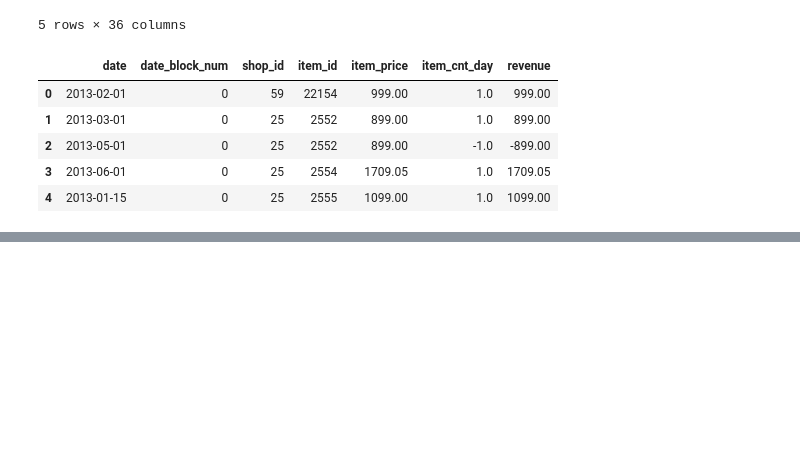
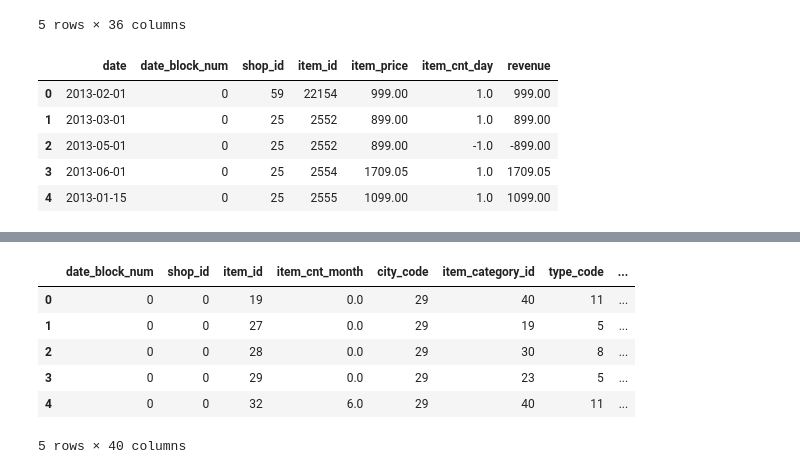
Before and after one commit to ShinsakuOkazaki/pred-future-sales, a Jupyter notebook: notebooks/lag_feature_gen.ipynb, the cells around one changed output, grey strips where cells are left out. Drawn from its saved outputs; the diff is of its cells as text; code cells hidden in the pictures; blank space fills up the shorter version.

```diff
--- a/notebooks/lag_feature_gen.ipynb
+++ b/notebooks/lag_feature_gen.ipynb
@@ -123,0 +127,20 @@ train_test.drop(['shop_month_revenue', 'shop_month_avg_'])
+# %%
+group = train_test.groupby(['date_block_num']).agg({'shop_month_revenue': ['mean']})
+group.columns = ['shop_month_avg_revenue']
+group.reset_index(inplace=True)
+train_test = pd.merge(train_test, group, on=['date_block_num'], how='left')
+# %%
+train_test['delta_shop_month_revenue'] = (train_test['shop_month_revenue'] - train_test['shop_month_avg_revenue']) / train_test['shop_month_avg_revenue']
+train_test = lag_feature(train_test, [1], 'delta_shop_month_revenue')
+# %%
+train_test.drop(['shop_month_revenue', 'shop_month_avg_revenue', 'delta_shop_month_revenue'], axis=1, inplace=True)
+# %%
+train_test.head()
+# %% [output]
+|  | date_block_num | shop_id | item_id | item_cnt_month | city_code | item_category_id | type_code | ... |
+| 0 | 0 | 0 | 19 | 0.0 | 29 | 40 | 11 | ... |
+| 1 | 0 | 0 | 27 | 0.0 | 29 | 19 | 5 | ... |
+| 2 | 0 | 0 | 28 | 0.0 | 29 | 30 | 8 | ... |
+| 3 | 0 | 0 | 29 | 0.0 | 29 | 23 | 5 | ... |
+| 4 | 0 | 0 | 32 | 6.0 | 29 | 40 | 11 | ... |
+5 rows × 40 columns
```
Also changed, not shown: parts of 10 cells of this notebook.
